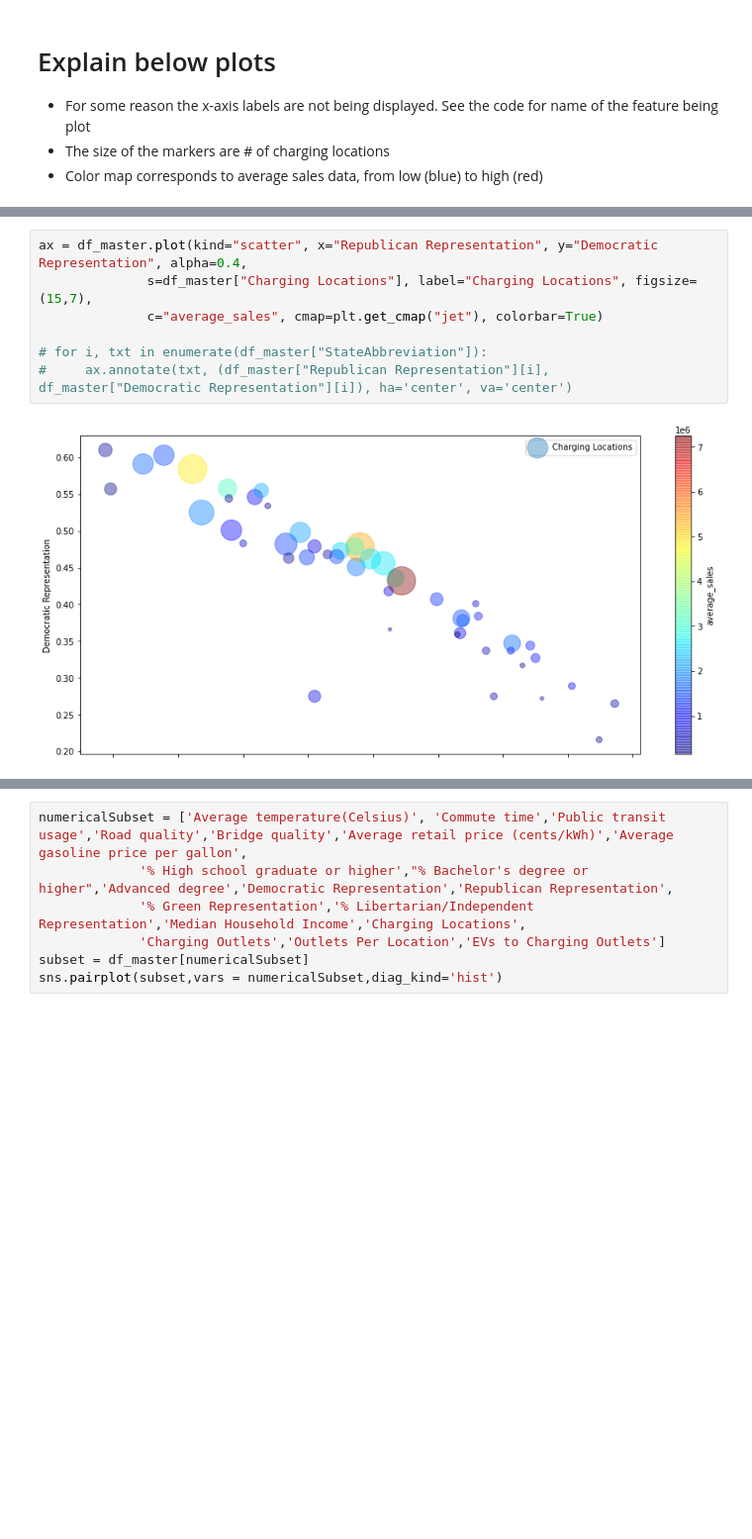
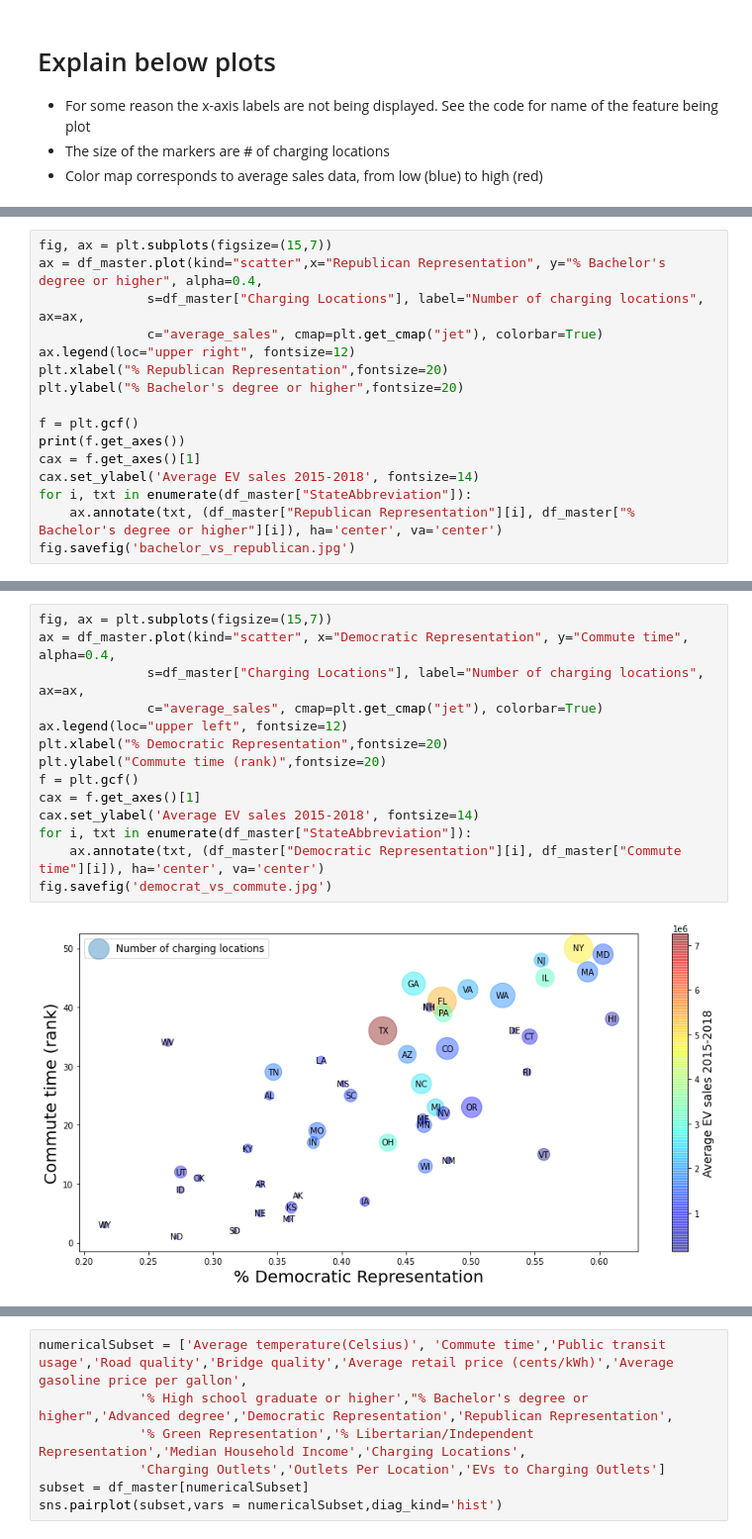
Before and after one commit to Disguiser23/ECE143-project-group11, a Jupyter notebook: data analysis and visualization-more-correlation-plots.ipynb, the cells around one changed output, grey strips where cells are left out. Shown at 99% size. Saved outputs shown, nothing was run; the diff lists cells and outputs as text; blank space fills up the shorter version.

```diff
--- a/data analysis and visualization-more-correlation-plots.ipynb
+++ b/data analysis and visualization-more-correlation-plots.ipynb
@@ -151,0 +200,16 @@ Text(0.5, 0, "% Bachelor's degree or higher")
+# %%
+fig, ax = plt.subplots(figsize=(15,7))
+ax = df_master.plot(kind="scatter",x="Republican Representation", y="% Bachelor's degree or higher", alpha=0.4,
+              s=df_master["Charging Locations"], label="Number of charging locations", ax=ax,
+              c="average_sales", cmap=plt.get_cmap("jet"), colorbar=True)
+ax.legend(loc="upper right", fontsize=12)
+plt.xlabel("% Republican Representation",fontsize=20)
+plt.ylabel("% Bachelor's degree or higher",fontsize=20)
+
+f = plt.gcf()
+print(f.get_axes())
+cax = f.get_axes()[1]
+cax.set_ylabel('Average EV sales 2015-2018', fontsize=14)
+for i, txt in enumerate(df_master["StateAbbreviation"]):
+    ax.annotate(txt, (df_master["Republican Representation"][i], df_master["% Bachelor's degree or higher"][i]), ha='center', va='center')
+fig.savefig('bachelor_vs_republican.jpg')
@@ -152,10 +219,17 @@ Text(0.5, 0, "% Bachelor's degree or higher")
 # %%
-ax = df_master.plot(kind="scatter", x="Republican Representation", y="Democratic Representation", alpha=0.4,
-              s=df_master["Charging Locations"], label="Charging Locations", figsize=(15,7),
+fig, ax = plt.subplots(figsize=(15,7))
+ax = df_master.plot(kind="scatter", x="Democratic Representation", y="Commute time", alpha=0.4,
+              s=df_master["Charging Locations"], label="Number of charging locations", ax=ax,
               c="average_sales", cmap=plt.get_cmap("jet"), colorbar=True)
-
-# for i, txt in enumerate(df_master["StateAbbreviation"]):
-#     ax.annotate(txt, (df_master["Republican Representation"][i], df_master["Democratic Representation"][i]), ha='center', va='center')
+ax.legend(loc="upper left", fontsize=12)
+plt.xlabel("% Democratic Representation",fontsize=20)
+plt.ylabel("Commute time (rank)",fontsize=20)
+f = plt.gcf()
+cax = f.get_axes()[1]
+cax.set_ylabel('Average EV sales 2015-2018', fontsize=14)
+for i, txt in enumerate(df_master["StateAbbreviation"]):
+    ax.annotate(txt, (df_master["Democratic Representation"][i], df_master["Commute time"][i]), ha='center', va='center')
+fig.savefig('democrat_vs_commute.jpg')
 # %% [output]
-[figure, old version]
+[figure, new version]
 # %%
```
Also changed, not shown: parts of 7 cells of this notebook, 12 other files.
